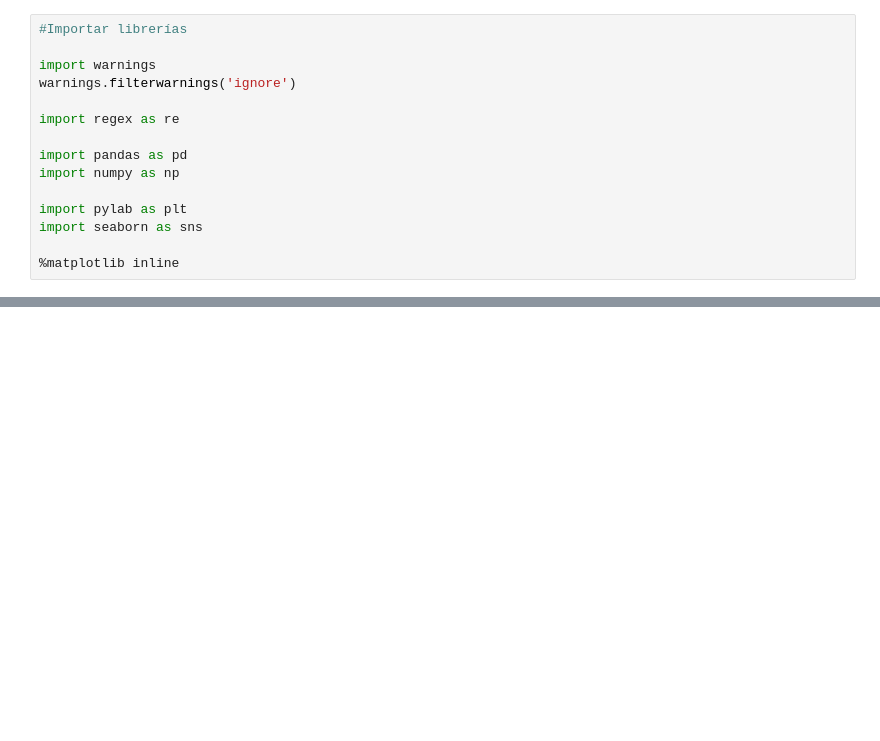
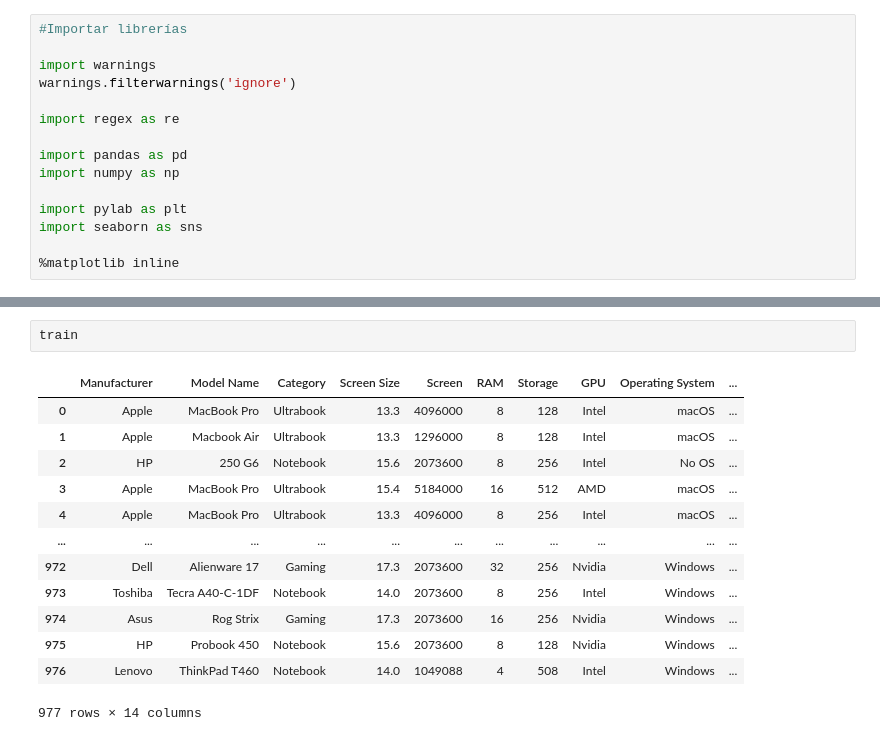
Before and after one commit to GuilleJuanco/Proyecto_Kaggle, a Jupyter notebook: main.ipynb, the cells around one changed output, grey strips where cells are left out. Cells and saved outputs as stored; diff of their text form; blank space fills up the shorter version.

```diff
--- a/main.ipynb
+++ b/main.ipynb
@@ -447,0 +362,16 @@ memory usage: 344.3 KB
+# %%
+train
+# %% [output]
+|  | Manufacturer | Model Name | Category | Screen Size | Screen | RAM | Storage | GPU | Operating System | ... |
+| 0 | Apple | MacBook Pro | Ultrabook | 13.3 | 4096000 | 8 | 128 | Intel | macOS | ... |
+| 1 | Apple | Macbook Air | Ultrabook | 13.3 | 1296000 | 8 | 128 | Intel | macOS | ... |
+| 2 | HP | 250 G6 | Notebook | 15.6 | 2073600 | 8 | 256 | Intel | No OS | ... |
+| 3 | Apple | MacBook Pro | Ultrabook | 15.4 | 5184000 | 16 | 512 | AMD | macOS | ... |
+| 4 | Apple | MacBook Pro | Ultrabook | 13.3 | 4096000 | 8 | 256 | Intel | macOS | ... |
+| ... | ... | ... | ... | ... | ... | ... | ... | ... | ... | ... |
+| 972 | Dell | Alienware 17 | Gaming | 17.3 | 2073600 | 32 | 256 | Nvidia | Windows | ... |
+| 973 | Toshiba | Tecra A40-C-1DF | Notebook | 14.0 | 2073600 | 8 | 256 | Intel | Windows | ... |
+| 974 | Asus | Rog Strix | Gaming | 17.3 | 2073600 | 16 | 256 | Nvidia | Windows | ... |
+| 975 | HP | Probook 450 | Notebook | 15.6 | 2073600 | 8 | 128 | Nvidia | Windows | ... |
+| 976 | Lenovo | ThinkPad T460 | Notebook | 14.0 | 1049088 | 4 | 508 | Intel | Windows | ... |
+977 rows × 14 columns
```
Also changed, not shown: parts of 62 cells of this notebook, 3 other files.
